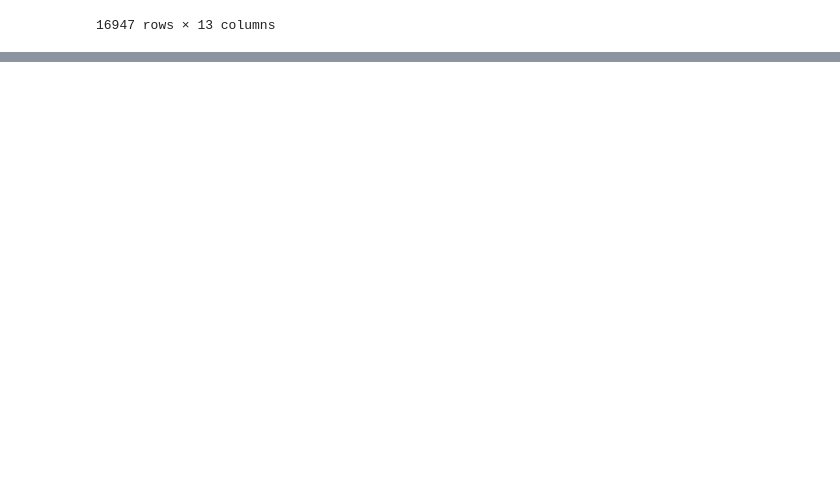
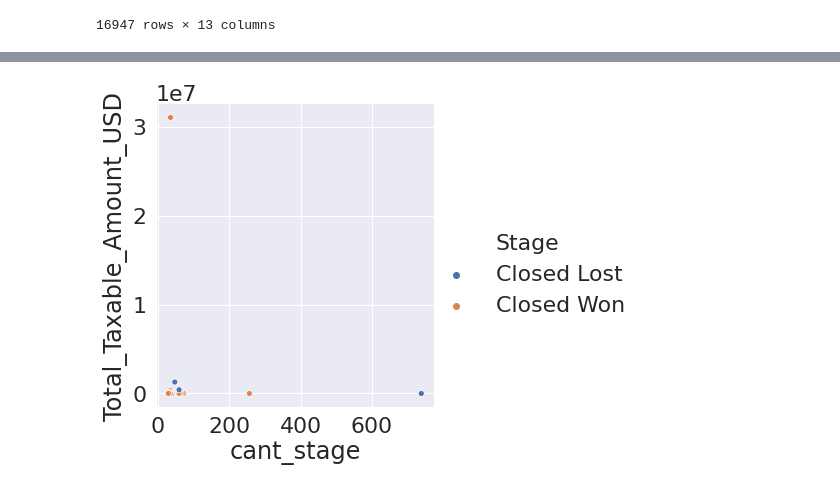
Before and after one commit to felipegonzalez2112/tp-2020-orga-datos, a Jupyter notebook: TP1_Analisis_JCropano.ipynb, the cells around one changed output, grey strips where cells are left out. Drawn from its saved outputs; the diff is of its cells as text; code cells hidden in the pictures; blank space fills up the shorter version.

```diff
--- a/TP1_Analisis_JCropano.ipynb
+++ b/TP1_Analisis_JCropano.ipynb
@@ -639,0 +614,5 @@ Name: Total_Taxable_Amount, dtype: float64
+# %%
+g = df.groupby(['Total_Taxable_Amount_USD','Stage']).agg({"Stage":"count"}).rename(columns={"Stage":"cant_stage"}).reset_index().sort_values("cant_stage",ascending=False).head(15)
+sns.relplot(x="cant_stage", y="Total_Taxable_Amount_USD", hue="Stage", data=g, height=6, aspect=1);
+# %% [output]
+[figure, added]
```
Also changed, not shown: parts of 11 cells of this notebook.
